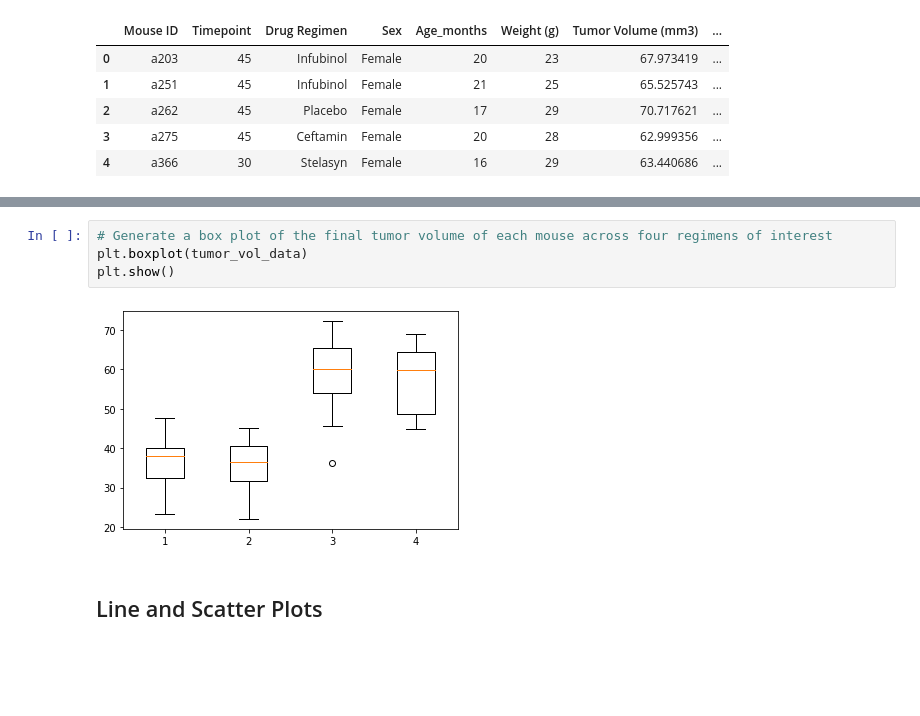
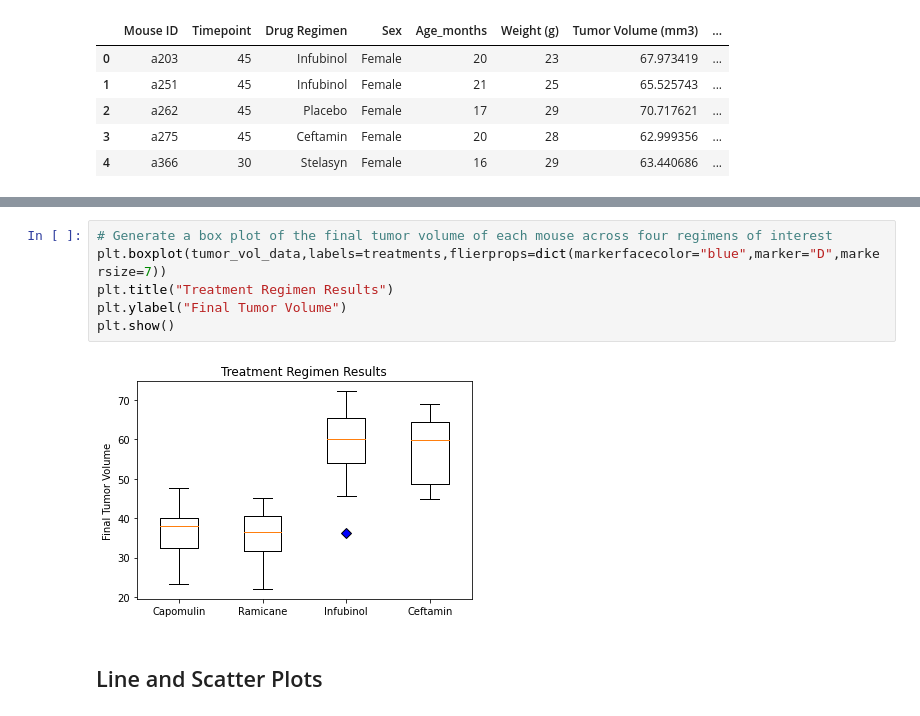
Before and after one commit to drbernal47/pymaceuticals-assignment, a Jupyter notebook: pymaceuticals_starter.ipynb, the cells around one changed output, grey strips where cells are left out. Saved outputs shown, nothing was run; the diff lists cells and outputs as text; blank space fills up the shorter version.

Commit message:
Plotted boxplots of four treatment regimens

```diff
--- a/pymaceuticals_starter.ipynb
+++ b/pymaceuticals_starter.ipynb
@@ -242,9 +221,11 @@ for treat in treatments:
 # %%
 # Generate a box plot of the final tumor volume of each mouse across four regimens of interest
-plt.boxplot(tumor_vol_data)
+plt.boxplot(tumor_vol_data,labels=treatments,flierprops=dict(markerfacecolor="blue",marker="D",markersize=7))
+plt.title("Treatment Regimen Results")
+plt.ylabel("Final Tumor Volume")
 plt.show()
 # %% [output]
-[figure, old version]
+[figure, new version]
 # %% [markdown]
 ## Line and Scatter Plots
 # %%
```
Also changed, not shown: parts of 1 cell of this notebook.
